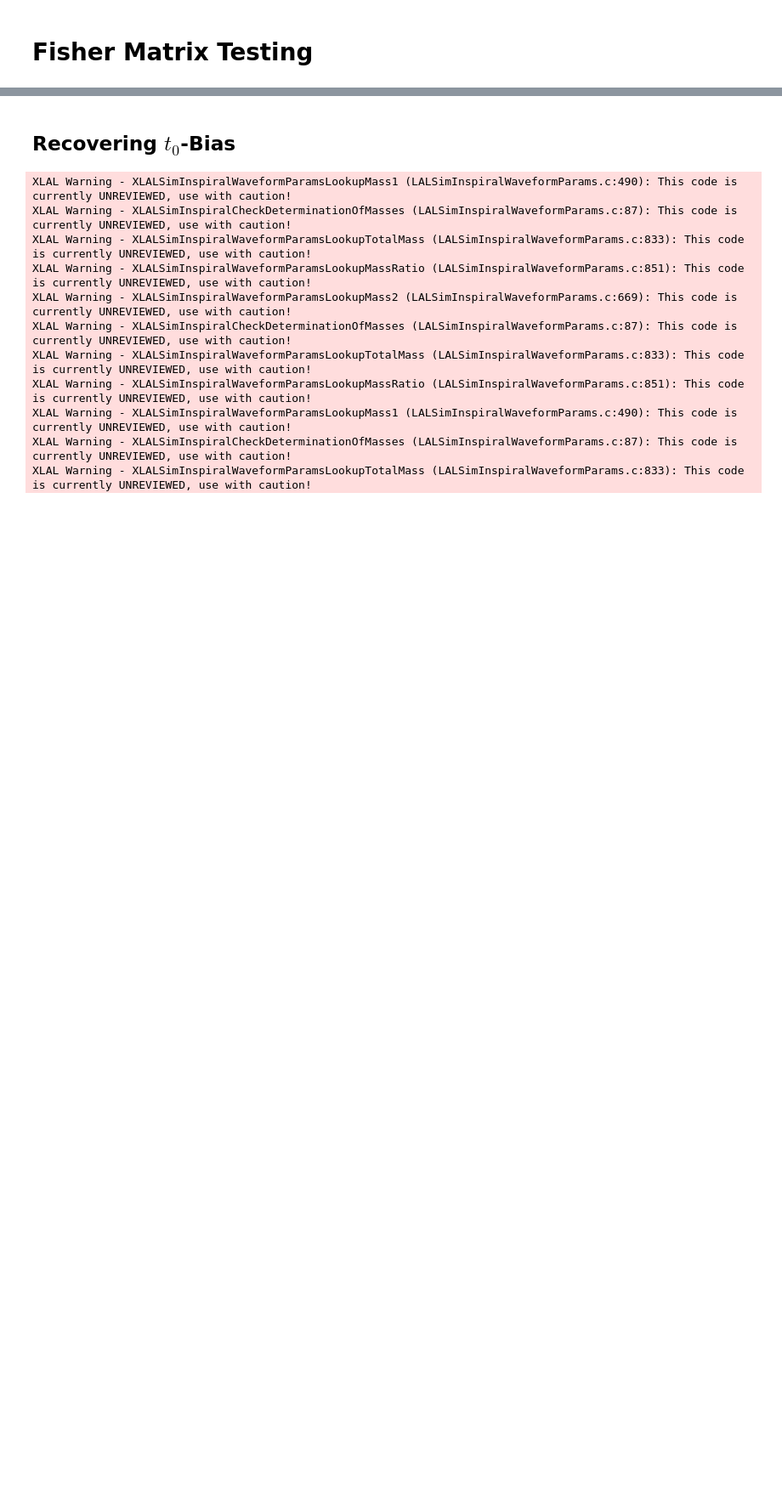
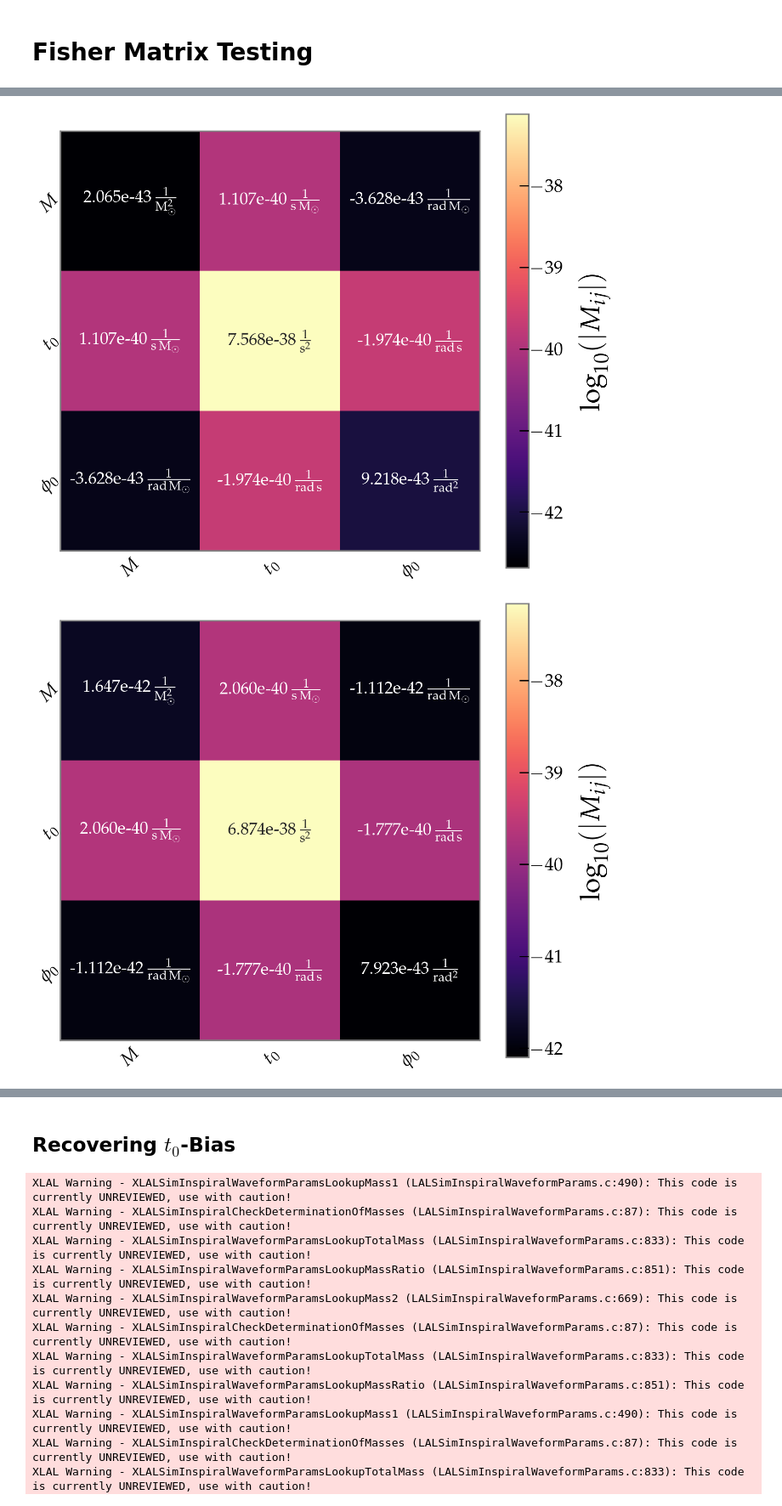
Before and after one commit to MaxMelching/gw-signal-tools, a Jupyter notebook: docs/tutorials/fisher_tests.ipynb, the cells around one changed output, grey strips where cells are left out. Shown at 85% size. Cells and saved outputs as stored; diff of their text form; code cells hidden in the pictures; blank space fills up the shorter version.

Commit message:
Adding cross model tests to fisher_tests.

```diff
--- a/docs/tutorials/fisher_tests.ipynb
+++ b/docs/tutorials/fisher_tests.ipynb
@@ -37,14 +27,20 @@ The pyseobnr package has failed to load, you will not be able to employ SEOBNRv5
 from gw_signal_tools import PLOT_STYLE_SHEET
 plt.style.use(PLOT_STYLE_SHEET)
 # %%
-f_min = 20.*u.Hz  # Cutoff frequency
+# f_min = 20.*u.Hz  # Cutoff frequency -> usual cutoff
+# f_min = 25.*u.Hz  # Cutoff frequency for 50 Msun
+f_min = 15.*u.Hz  # Cutoff frequency for 100 Msun
 f_max = 1024. * u.Hz  # Cutoff from PSD
 delta_f = 2**-6 * u.Hz
+delta_t = 1./4096.*u.s
 f_ref = f_min  # Frequency where we specify spins
+# f_ref = 0.8*f_min  # Frequency where we specify spins
+# f_ref = 1.2*f_min  # Frequency where we specify spins
 
 
 wf_params = {
-    'total_mass': 50.*u.Msun,
+    # 'total_mass': 50.*u.Msun,
+    'total_mass': 100.*u.Msun,  # To get into range of NRSur validity (above 60)
     # 'mass_ratio': 0.05*u.dimensionless_unscaled,
     # 'mass_ratio': 0.15*u.dimensionless_unscaled,
     'mass_ratio': 0.5*u.dimensionless_unscaled,
@@ -70,0 +71,12 @@ pc.default_dict.pop('mass2', None);
+# %%
+for model in ['IMRPhenomXPHM', 'SEOBNRv4PHM', 'NRSur7dq4']:
+    wf_gen = get_wf_generator(model)
+
+    globals()[f'fisher_{model}'] = FisherMatrix(
+        wf_params | {'condition': 1},
+        # ['total_mass', 'mass_ratio', 'time', 'phase'],
+        ['total_mass', 'time', 'phase'],
+        wf_gen,
+        min_dt_prec=1e-5*u.s,
+        deriv_routine='numdifftools'
+    )
@@ -70,0 +101,17 @@ pc.default_dict.pop('mass2', None);
+# %%
+for model in ['IMRPhenomXPHM', 'SEOBNRv4PHM', 'NRSur7dq4']:
+    fisher = globals()[f'fisher_{model}']
+
+    # print(fisher.fisher)
+
+    fig, ax = plt.subplots(figsize=(fisher.nparams*4.5 + 2, fisher.nparams*4.5))
+    fisher.plot_matrix(fisher.fisher, ax=ax)
+
+    # fisher.plot_matrix(fisher.fisher / fisher_IMRPhenomXPHM.fisher - 1., ax=ax)
+    # fisher.plot_matrix(fisher.fisher / fisher_SEOBNRv4PHM.fisher - 1., ax=ax)
+    # fisher.plot_matrix(fisher.fisher / fisher_NRSur7dq4.fisher - 1., ax=ax)
+
+    plt.show()
+# %% [output]
+[figure, added]
+[figure, added]
```
Also changed, not shown: parts of 19 cells of this notebook.
